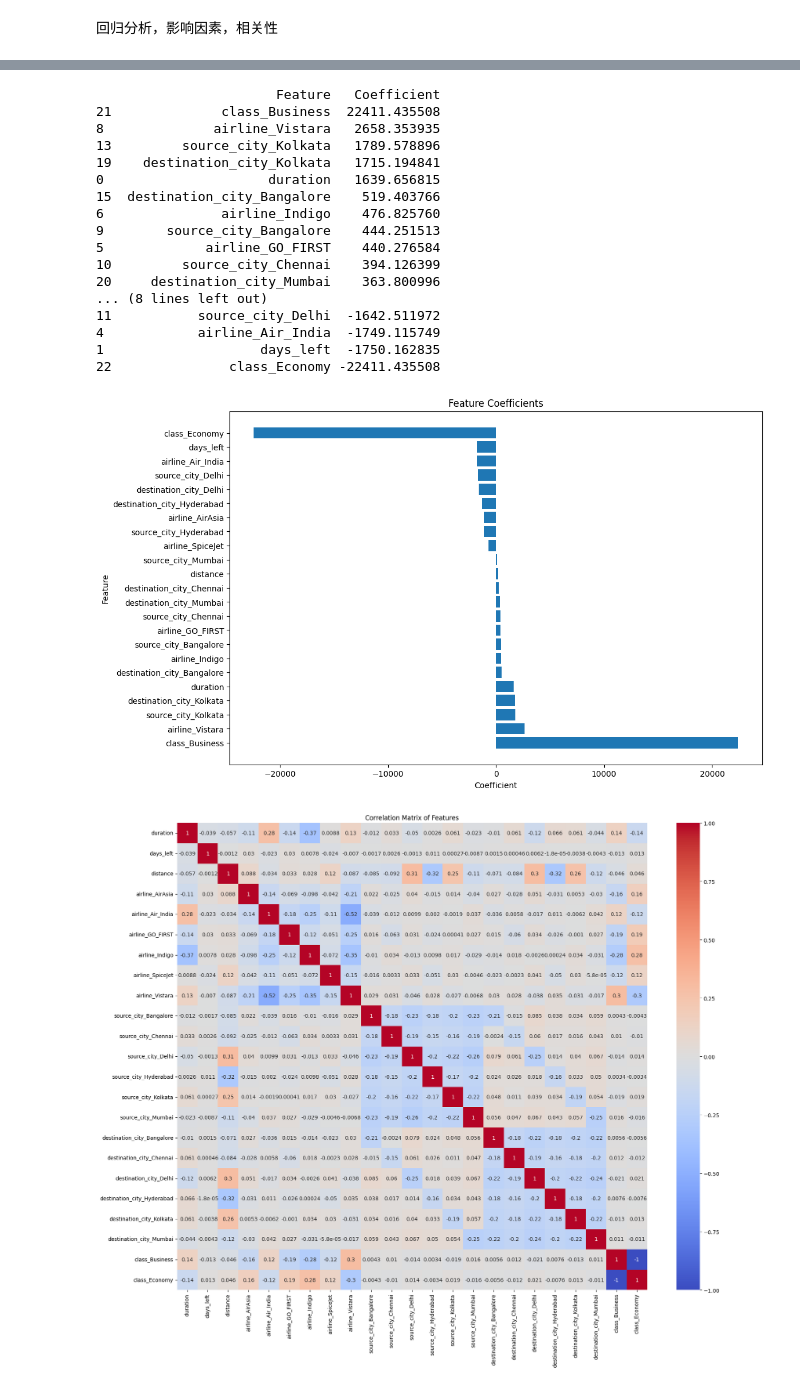
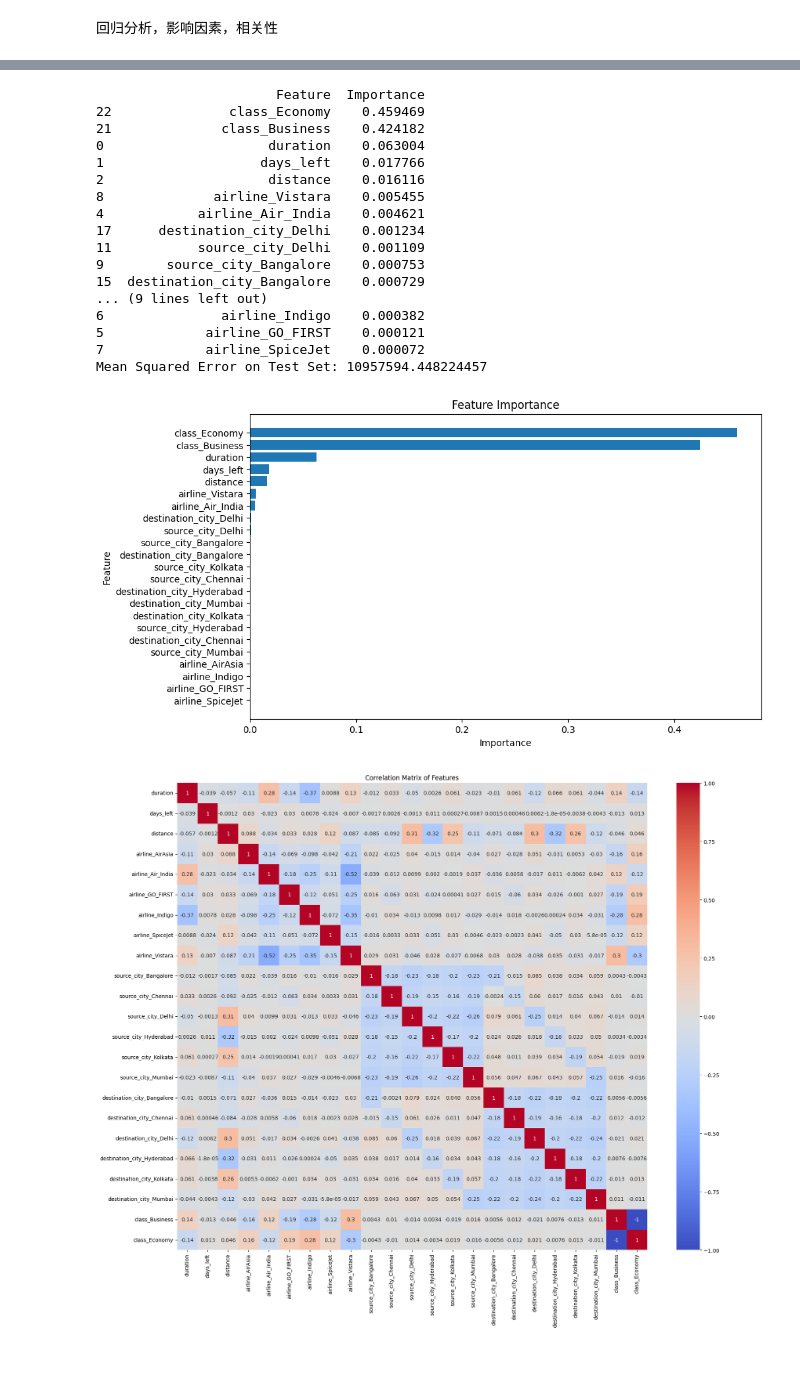
Before and after one commit to chensy618/model-based-machine-learning, a Jupyter notebook: notebook/flight-price-predicition.ipynb, the cells around one changed output, grey strips where cells are left out. Cells and saved outputs as stored; diff of their text form; code cells hidden in the pictures; blank space fills up the shorter version.

```diff
--- a/notebook/flight-price-predicition.ipynb
+++ b/notebook/flight-price-predicition.ipynb
@@ -661,6 +655,9 @@ preprocessor = ColumnTransformer(
 X = clean_dataset_updated[features]
 y = clean_dataset_updated[target]
 # %%
+
+# Split the data into training and test sets
+X_train, X_test, y_train, y_test = train_test_split(X, y, test_size=0.2, random_state=42)
 
 # use a small sample of the data for initial experimentation
 X_train_sample, _, y_train_sample, _ = train_test_split(X_train, y_train, test_size=0.5, random_state=42)
@@ -726,47 +724,62 @@ plt.show()
 # %%
 # Influencing factors, correlation analysis
 # Extract regression coefficients
-regressor = model.named_steps['regressor']
-coef = regressor.coef_
 
-# Get the encoded feature names
-encoded_features = model.named_steps['preprocessor'].transformers_[1][1].get_feature_names_out(categorical_features)
+
+# extract the regressor from the best model
+regressor = best_model.named_steps['regressor']
+
+
+# extract feature importances
+importances = regressor.feature_importances_
+
+
+# get the encoded feature names
+encoded_features = best_model.named_steps['preprocessor'].transformers_[1][1].get_feature_names_out(categorical_features)
 all_features = np.concatenate([numerical_features, encoded_features])
 
-# Create a coefficients DataFrame
-coef_df = pd.DataFrame({'Feature': all_features, 'Coefficient': coef})
-coef_df = coef_df.sort_values(by='Coefficient', ascending=False)
+# Create a DataFrame for feature importances
+importances_df = pd.DataFrame({'Feature': all_features, 'Importance': importances})
+importances_df = importances_df.sort_values(by='Importance', ascending=False)
 
-# Output the coefficients DataFrame
-print(coef_df)
+
+# output the feature importances DataFrame
+print(importances_df)
+
+# Evaluate the best model on the test set
+y_pred = best_model.predict(X_test)
+mse = mean_squared_error(y_test, y_pred)
+print(f"Mean Squared Error on Test Set: {mse}")
 # %% [output]
-                       Feature   Coefficient
-21              class_Business  22411.435508
-8              airline_Vistara   2658.353935
-13         source_city_Kolkata   1789.578896
-19    destination_city_Kolkata   1715.194841
-0                     duration   1639.656815
-15  destination_city_Bangalore    519.403766
-6               airline_Indigo    476.825760
-9        source_city_Bangalore    444.251513
-5             airline_GO_FIRST    440.276584
-10         source_city_Chennai    394.126399
-20     destination_city_Mumbai    363.800996
-... (8 lines left out)
-11           source_city_Delhi  -1642.511972
-4            airline_Air_India  -1749.115749
-1                    days_left  -1750.162835
-22               class_Economy -22411.435508
+                       Feature  Importance
+22               class_Economy    0.459469
+21              class_Business    0.424182
+0                     duration    0.063004
+1                    days_left    0.017766
+2                     distance    0.016116
+8              airline_Vistara    0.005455
+4            airline_Air_India    0.004621
+17      destination_city_Delhi    0.001234
+11           source_city_Delhi    0.001109
+9        source_city_Bangalore    0.000753
+15  destination_city_Bangalore    0.000729
+... (9 lines left out)
+6               airline_Indigo    0.000382
+5             airline_GO_FIRST    0.000121
+7             airline_SpiceJet    0.000072
+Mean Squared Error on Test Set: 10957594.448224457
 # %%
 # Plot the regression coefficients bar chart
-plt.figure(figsize=(12, 8))
-plt.barh(coef_df['Feature'], coef_df['Coefficient'])
-plt.xlabel('Coefficient')
+
+plt.figure(figsize=(10, 6))
+plt.barh(importances_df['Feature'], importances_df['Importance'])
+plt.xlabel('Importance')
 plt.ylabel('Feature')
-plt.title('Feature Coefficients')
+plt.title('Feature Importance')
+plt.gca().invert_yaxis()
 plt.show()
 # %% [output]
-[figure, old version]
+[figure, new version]
 # %%
 features = ['airline', 'source_city', 'destination_city', 'class', 'duration', 'days_left', 'distance']
 
```
Also changed, not shown: parts of 21 cells of this notebook.
